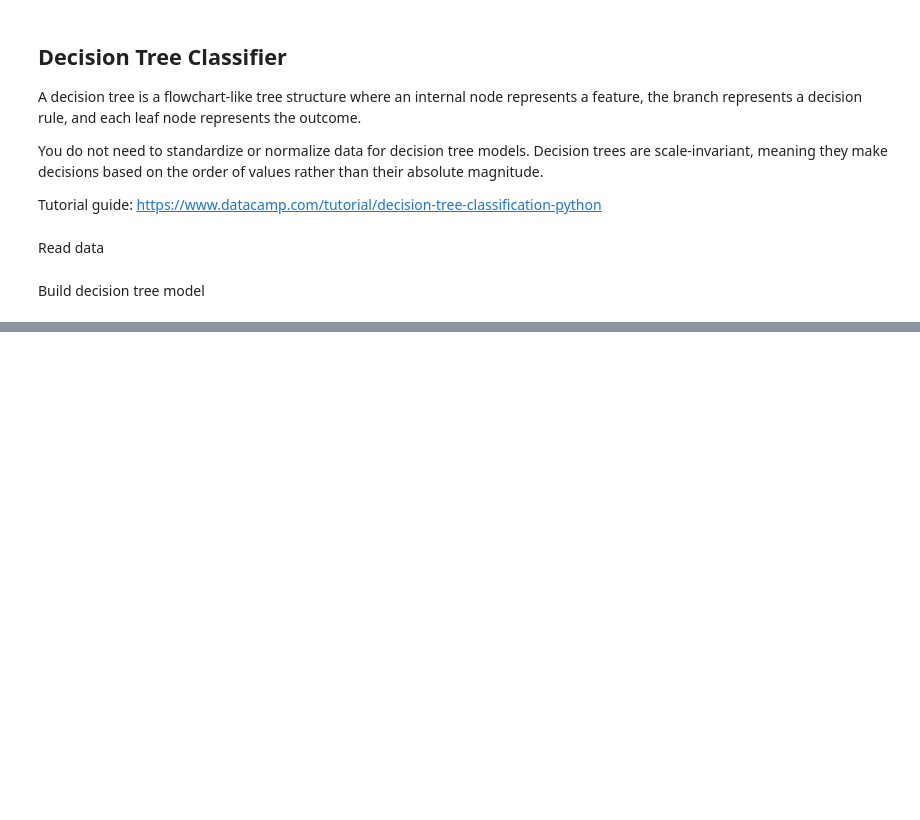
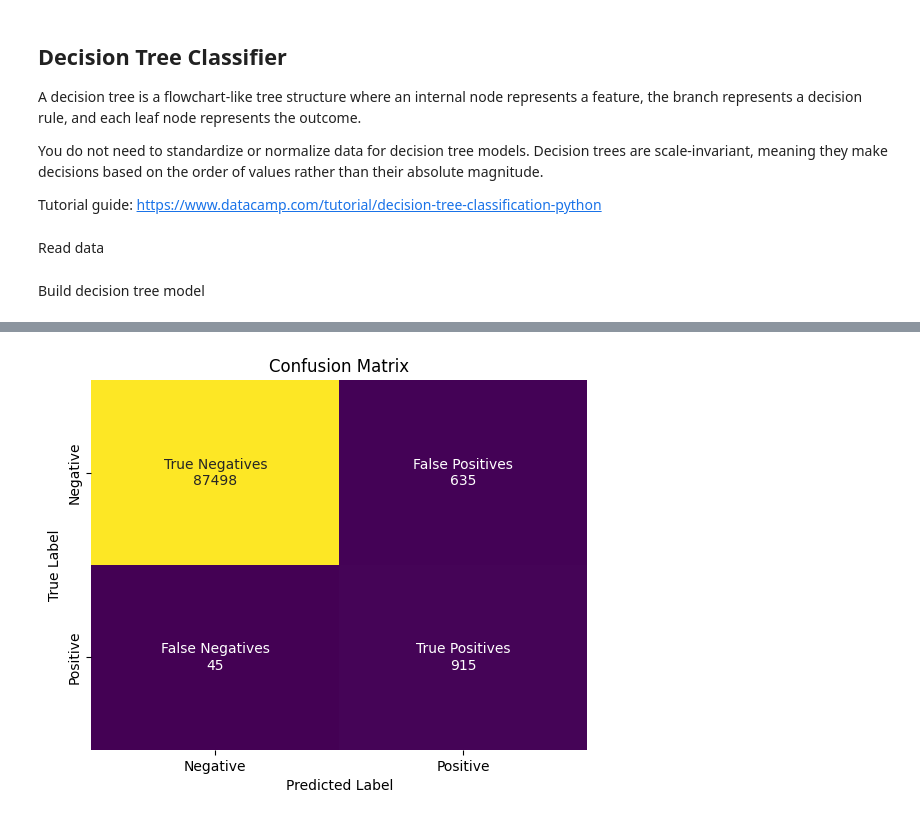
Before and after one commit to BaguetteJet/Fraud-Transaction-Detection, a Jupyter notebook: notebooks/desicision_tree_books/DecisonTree.ipynb, the cells around one changed output, grey strips where cells are left out. Cells and saved outputs as stored; diff of their text form; code cells hidden in the pictures; blank space fills up the shorter version.

```diff
--- a/notebooks/desicision_tree_books/DecisonTree.ipynb
+++ b/notebooks/desicision_tree_books/DecisonTree.ipynb
@@ -19,9 +20,9 @@ RANDOM_SEED = 42
 # %% [markdown]
 Read data
 # %%
-train_df = pd.read_csv('../../data/processed/tree/train_data.csv')
-val_df = pd.read_csv('../../data/processed/tree/val_data.csv')
-test_df = pd.read_csv('../../data/processed/tree/test_data.csv')
+train_df = pd.read_csv('../../data/processed/supervised/train_data.csv')
+val_df = pd.read_csv('../../data/processed/supervised/val_data.csv')
+test_df = pd.read_csv('../../data/processed/supervised/test_data.csv')
 # %%
 X_train = train_df.drop('fraud', axis=1)
 y_train = train_df['fraud']
@@ -61,0 +70,5 @@ print(results_df)
+# %%
+results_df = pd.DataFrame(results)
+results_df = results_df.sort_values(by=["recall", "f1_score"], ascending=[False, False])
+
+results_df
@@ -62,5 +92,5 @@ print(results_df)
 # %%
-best_params = results_df.iloc[0][["max_depth", "min_samples_leaf", "min_samples_split"]].to_dict()
+best_params = results_df.iloc[0]['params']
 
 train_val_df = pd.concat([train_df, val_df], ignore_index=True)
 
@@ -68,21 +98,21 @@ X_train_val = train_val_df.drop('fraud', axis=1)
 y_train_val = train_val_df['fraud']
 
 clf_final = DecisionTreeClassifier(
-    class_weight="balanced",
+    class_weight={0: 1, 1: 10},
     random_state=RANDOM_SEED,
     criterion="gini",
-    max_depth=int(best_params["max_depth"]),
-    min_samples_leaf=int(best_params["min_samples_leaf"]),
-    min_samples_split=int(best_params["min_samples_split"])
+    max_depth=best_params["max_depth"],
+    min_samples_leaf=best_params["min_samples_leaf"],
+    min_samples_split=best_params["min_samples_split"]
 )
 
 clf_final.fit(X_train_val, y_train_val)
 y_test_pred = clf_final.predict(X_test)
 
-accuracy = metrics.accuracy_score(y_test, y_test_pred)
-precision = metrics.precision_score(y_test, y_test_pred, zero_division=0)
-recall = metrics.recall_score(y_test, y_test_pred, zero_division=0)
-f1 = metrics.f1_score(y_test, y_test_pred, zero_division=0)
+accuracy = accuracy_score(y_test, y_test_pred)
+precision = precision_score(y_test, y_test_pred, zero_division=0)
+recall = recall_score(y_test, y_test_pred, zero_division=0)
+f1 = f1_score(y_test, y_test_pred, zero_division=0)
 
 print("Final test accuracy:", accuracy)
 print("Final test precision:", precision)
@@ -99,21 +136,23 @@ plt.show()
 # %%
-cf_matrix = metrics.confusion_matrix(y_test, y_test_pred)
+cf_matrix = confusion_matrix(y_test, y_test_pred)
 
 group_names = ["True Negatives", "False Positives", "False Negatives", "True Positives"]
 
 group_counts = ["{0:0.0f}".format(value) for value in cf_matrix.flatten()]
 
 labels = [f"{v1}\n{v2}" for v1, v2 in zip(group_names,group_counts)]
 labels = np.array(labels).reshape(2,2)
 
-matrix =sns.heatmap(metrics.confusion_matrix(y_test, y_test_pred), annot=labels, fmt='', cmap="viridis", cbar=False)
+matrix = sns.heatmap(cf_matrix, annot=labels, fmt='', cmap="viridis", cbar=False)
 matrix.set_xlabel("Predicted Label")
 matrix.set_ylabel("True Label")
 matrix.set_xticklabels(["Negative", "Positive"])
 matrix.set_yticklabels(["Negative", "Positive"])
 plt.title('Confusion Matrix')
 plt.savefig("../../results/DecisionTreeCM.svg")
 plt.show()
+# %% [output]
+[figure, added]
 # %%
 feat_imp = pd.Series(clf.feature_importances_, index=X_train.columns)
 feat_imp = feat_imp.sort_values(ascending=True)[:15]
```
Also changed, not shown: parts of 8 cells of this notebook, 6 other files.
